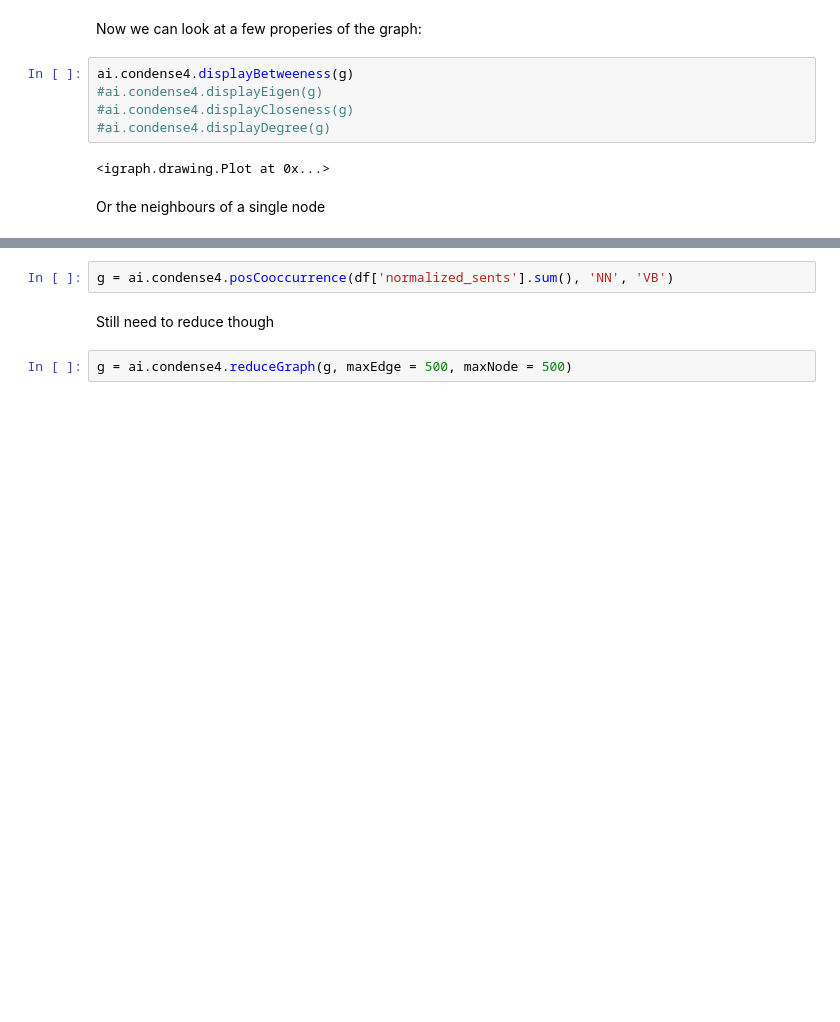
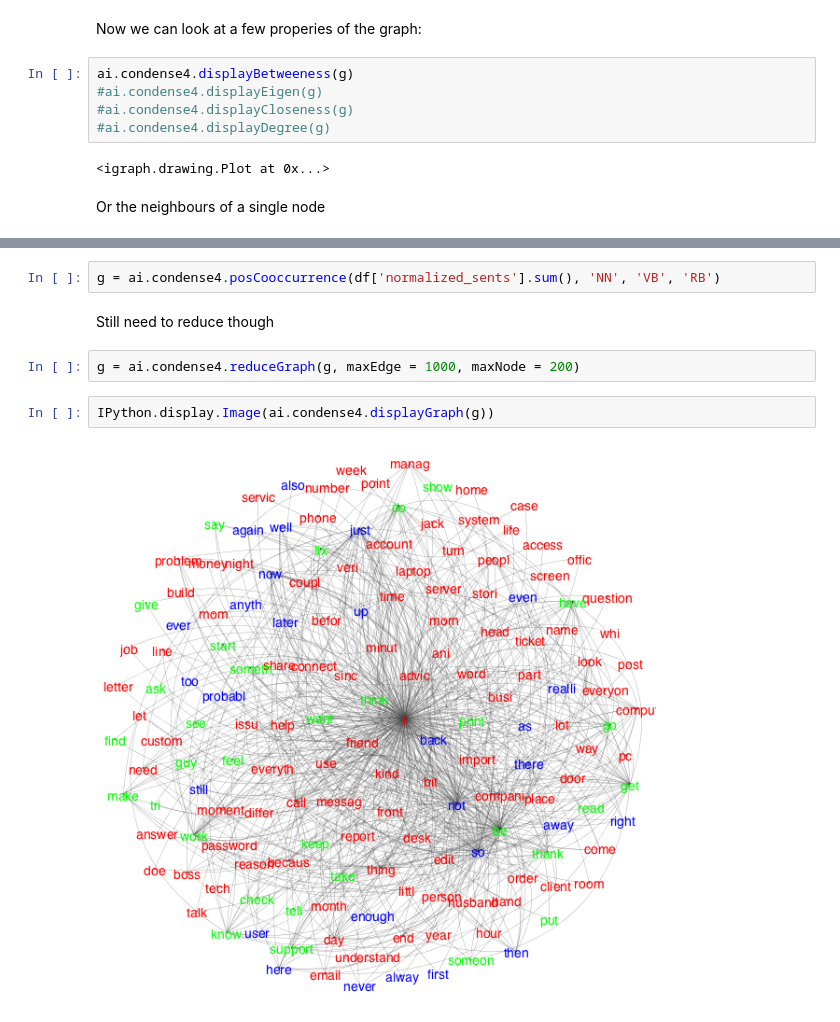
Before and after one commit to KnowledgeLab/augmentedintelligence, a Jupyter notebook: 4-Augmented-Organization/4-Augmented-Organization-basic.ipynb, the cells around one changed output, grey strips where cells are left out. Cells and saved outputs as stored; diff of their text form; blank space fills up the shorter version.

```diff
--- a/4-Augmented-Organization/4-Augmented-Organization-basic.ipynb
+++ b/4-Augmented-Organization/4-Augmented-Organization-basic.ipynb
@@ -51,9 +61,13 @@ We can also look at parts of speech, look at last week's notebook if you want a
 # %%
-g = ai.condense4.posCooccurrence(df['normalized_sents'].sum(), 'NN', 'VB')
+g = ai.condense4.posCooccurrence(df['normalized_sents'].sum(), 'NN', 'VB', 'RB')
 # %% [markdown]
 Still need to reduce though
 # %%
-g = ai.condense4.reduceGraph(g, maxEdge = 500, maxNode = 500)
+g = ai.condense4.reduceGraph(g, maxEdge = 1000, maxNode = 200)
+# %%
+IPython.display.Image(ai.condense4.displayGraph(g))
+# %% [output]
+[figure, added]
 # %%
 IPython.display.Image(ai.condense4.displayNeighbours(g, 'i'))
 # %% [output]
```
Also changed, not shown: parts of 5 cells of this notebook, 1 other file.
